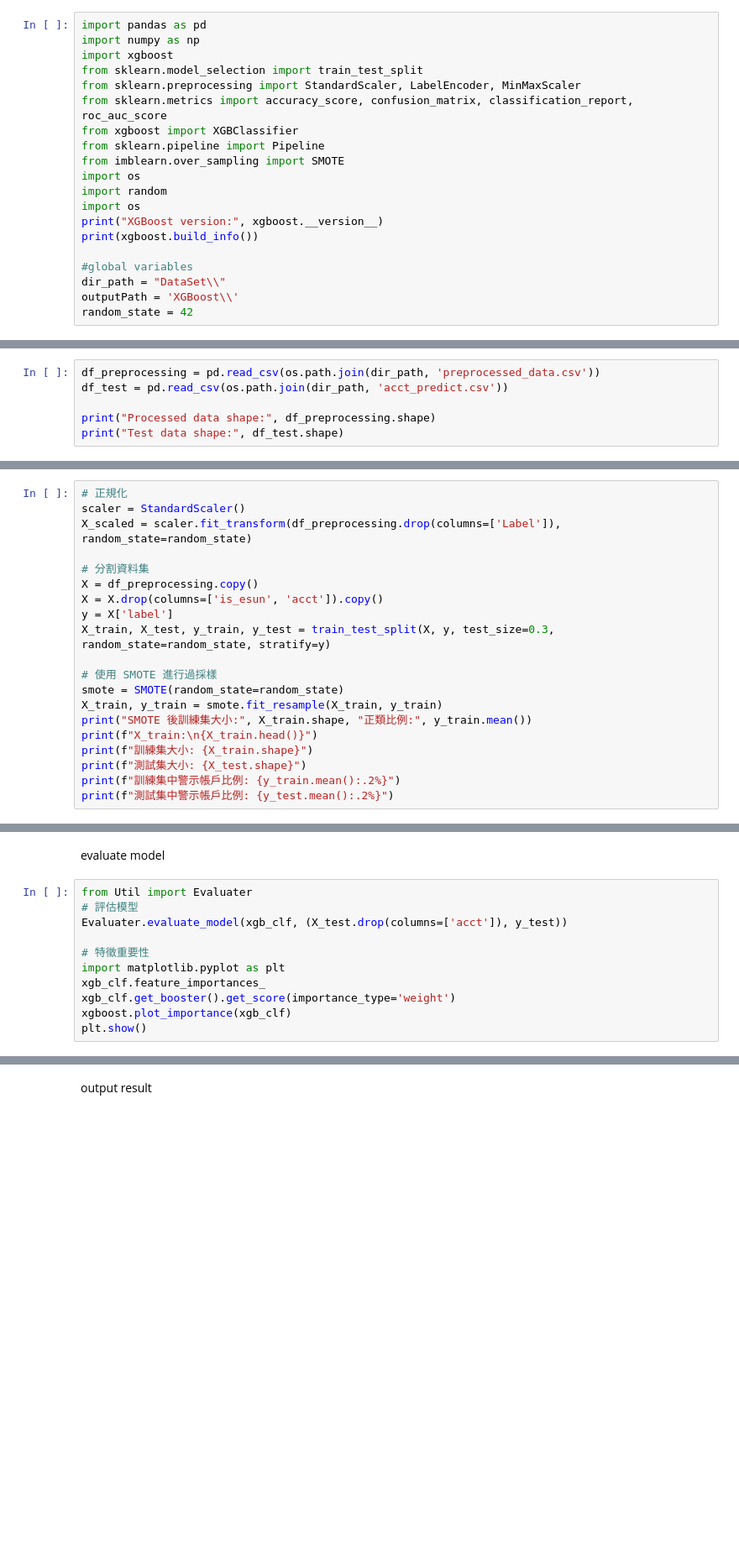
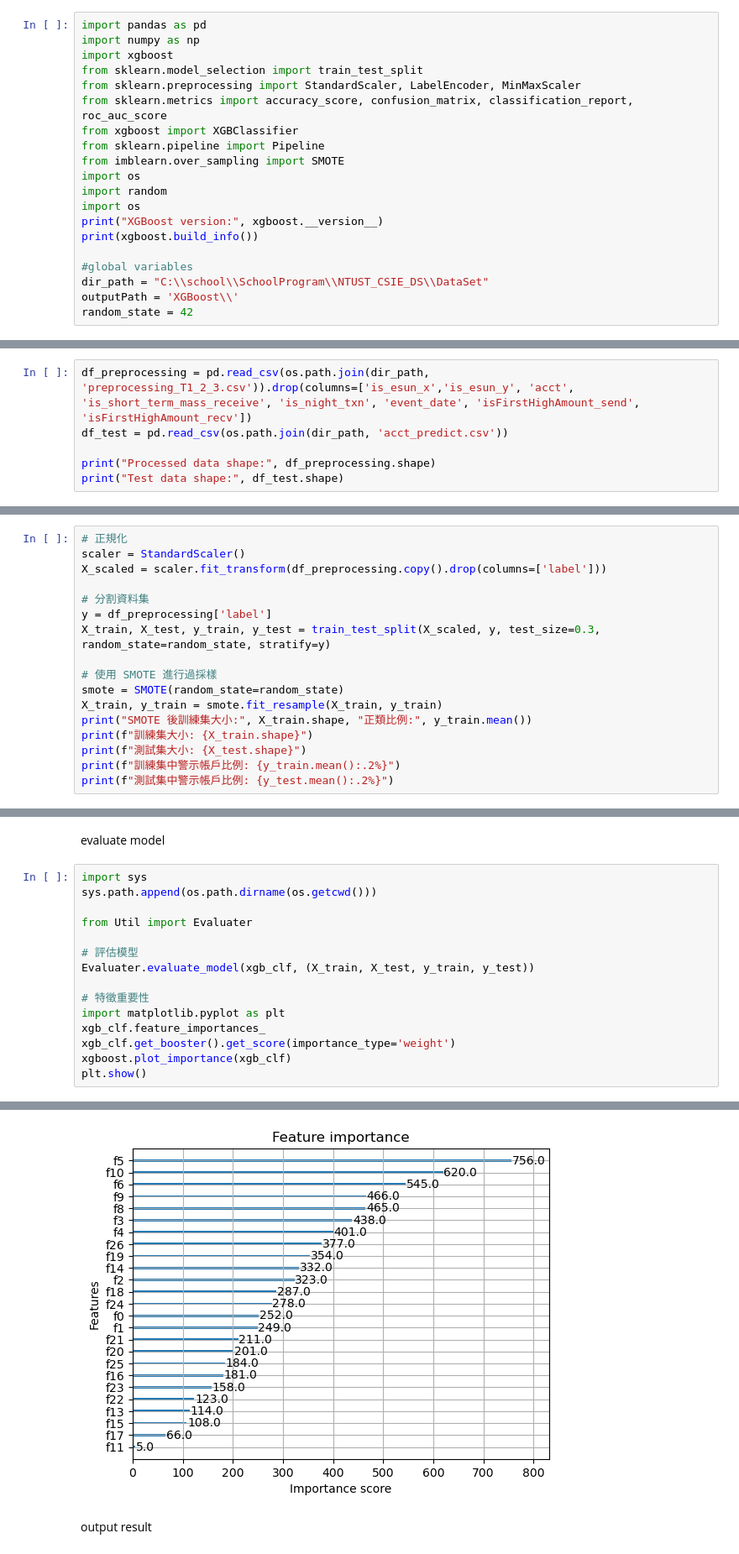
Before and after one commit to asherHSU/NTUST_CSIE_DS, a Jupyter notebook: XGBoost/Trainning.ipynb, the cells around one changed output, grey strips where cells are left out. Shown at 84% size. Saved outputs shown, nothing was run; the diff lists cells and outputs as text; blank space fills up the shorter version.

Commit message:
complete evaluate

```diff
--- a/XGBoost/Trainning.ipynb
+++ b/XGBoost/Trainning.ipynb
@@ -17,6 +17,6 @@ print("XGBoost version:", xgboost.__version__)
 print(xgboost.build_info())
 
 #global variables
-dir_path = "DataSet\\"
+dir_path = "C:\\school\\SchoolProgram\\NTUST_CSIE_DS\\DataSet"
 outputPath = 'XGBoost\\'
 random_state = 42
@@ -23,7 +26,7 @@ random_state = 42
 # %% [markdown]
 load data
 # %%
-df_preprocessing = pd.read_csv(os.path.join(dir_path, 'preprocessed_data.csv'))
+df_preprocessing = pd.read_csv(os.path.join(dir_path, 'preprocessing_T1_2_3.csv')).drop(columns=['is_esun_x','is_esun_y', 'acct', 'is_short_term_mass_receive', 'is_night_txn', 'event_date', 'isFirstHighAmount_send', 'isFirstHighAmount_recv'])
 df_test = pd.read_csv(os.path.join(dir_path, 'acct_predict.csv'))
 
 print("Processed data shape:", df_preprocessing.shape)
@@ -33,19 +39,16 @@ print("Test data shape:", df_test.shape)
 # %%
 # 正規化
 scaler = StandardScaler()
-X_scaled = scaler.fit_transform(df_preprocessing.drop(columns=['Label']), random_state=random_state)
+X_scaled = scaler.fit_transform(df_preprocessing.copy().drop(columns=['label']))
 
 # 分割資料集
-X = df_preprocessing.copy()
-X = X.drop(columns=['is_esun', 'acct']).copy()
-y = X['label']
-X_train, X_test, y_train, y_test = train_test_split(X, y, test_size=0.3, random_state=random_state, stratify=y)
+y = df_preprocessing['label']
+X_train, X_test, y_train, y_test = train_test_split(X_scaled, y, test_size=0.3, random_state=random_state, stratify=y)
 
 # 使用 SMOTE 進行過採樣
 smote = SMOTE(random_state=random_state)
 X_train, y_train = smote.fit_resample(X_train, y_train)
 print("SMOTE 後訓練集大小:", X_train.shape, "正類比例:", y_train.mean())
-print(f"X_train:\n{X_train.head()}")
 print(f"訓練集大小: {X_train.shape}")
 print(f"測試集大小: {X_test.shape}")
 print(f"訓練集中警示帳戶比例: {y_train.mean():.2%}")
@@ -104,9 +118,13 @@ print("模型訓練完成！")
 # %% [markdown]
 evaluate model
 # %%
+import sys
+sys.path.append(os.path.dirname(os.getcwd()))
+
 from Util import Evaluater
+
 # 評估模型
-Evaluater.evaluate_model(xgb_clf, (X_test.drop(columns=['acct']), y_test))
+Evaluater.evaluate_model(xgb_clf, (X_train, X_test, y_train, y_test))
 
 # 特徵重要性
 import matplotlib.pyplot as plt
@@ -114,3 +132,4 @@ xgb_clf.feature_importances_
 xgb_clf.get_booster().get_score(importance_type='weight')
 xgboost.plot_importance(xgb_clf)
 plt.show()
+# %% [output]
@@ -117,3 +160,4 @@ plt.show()
+[figure, added]
 # %% [markdown]
 output result
 # %%
```
Also changed, not shown: parts of 6 cells of this notebook, 6 other files.
